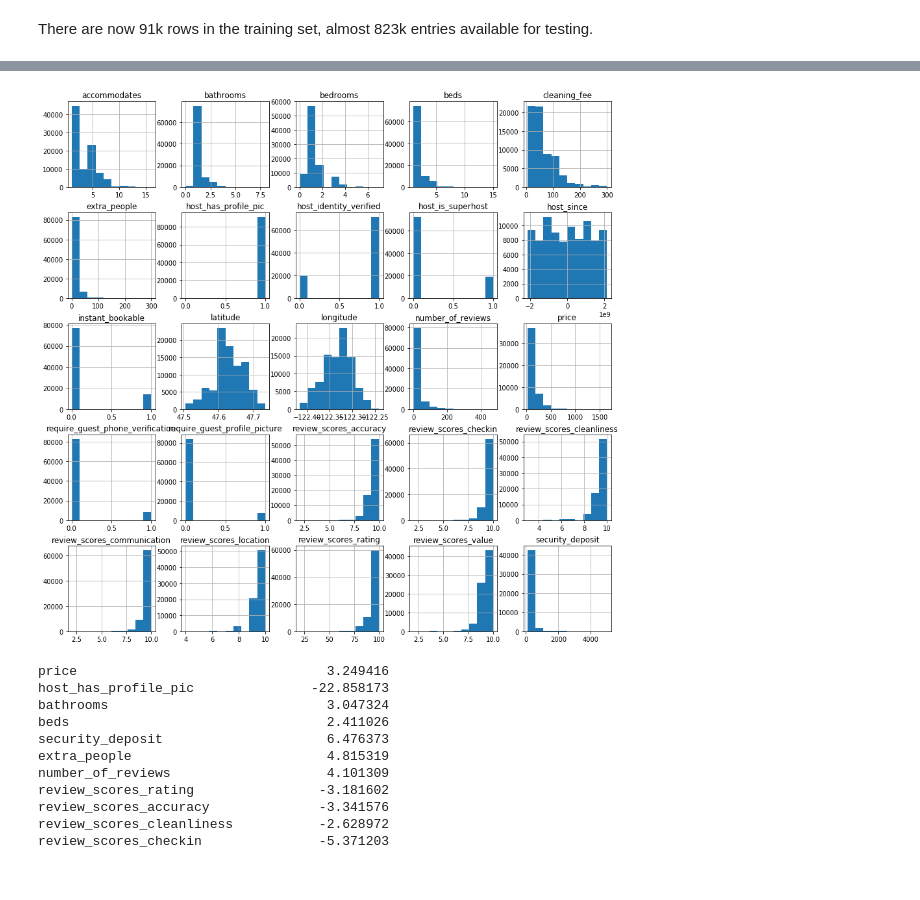
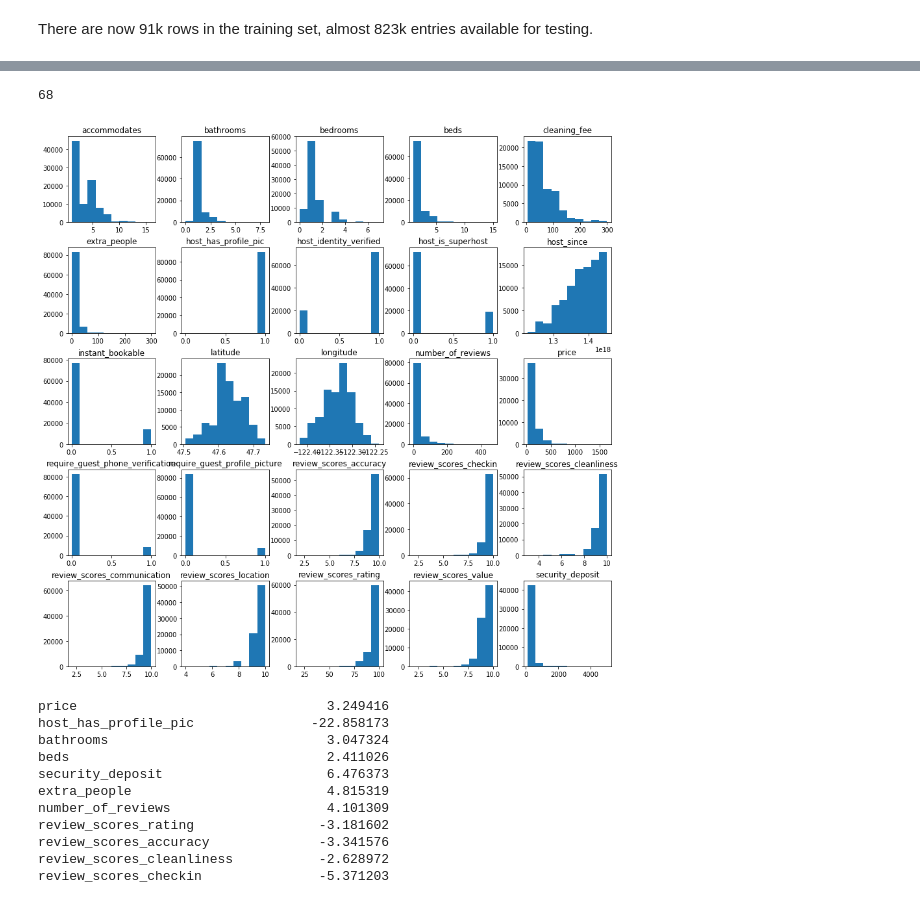
Before and after one commit to rebeccaebarnes/DSND-Project-4, a Jupyter notebook: seattle_airbnb_exploration.ipynb, the cells around one changed output, grey strips where cells are left out. Drawn from its saved outputs; the diff is of its cells as text; code cells hidden in the pictures.

```diff
--- a/seattle_airbnb_exploration.ipynb
+++ b/seattle_airbnb_exploration.ipynb
@@ -1399,10 +1401,9 @@ There are now 91k rows in the training set, almost 823k entries available for te
 # %%
-dtype={"date": str, "available": int, "price": float, "id": str, "name": str,
-       "thumbnail_url": str, "host_id": str, "host_since": int,
-       "host_response_time": str, "host_is_superhost": int,
+dtype={"available": int, "price": float, "name": str,
+       "host_since": int, "host_response_time": str, "host_is_superhost": int,
        "host_has_profile_pic": int, "host_identity_verified": int,
        "neighbourhood_cleansed": str, "neighbourhood_group_cleansed": str,
-       "zipcode": str, "latitude": float, "longitude": float,
+       "latitude": float, "longitude": float,
        "property_type": str, "room_type": str, "accommodates": int,
        "bathrooms": float, "bedrooms": float, "beds": float, "bed_type": str,
        "security_deposit": float, "cleaning_fee": float, "extra_people": float,
@@ -1416,14 +1417,18 @@ dtype={"date": str, "available": int, "price": float, "id": str, "name": str,
 
 X_train = pd.read_csv('data/X_train.csv', dtype=dtype,
                        date_parser=pd.to_datetime, parse_dates=['date'])
+# %%
+X_train.columns.get_loc('host_response_time_a few days or more')
+# %% [output]
+68
 # %%
-# Exclude bools
-non_bool_col = X_train.dtypes[X_train.dtypes != bool].index
+# Exclude bools and newly created columns
+non_bool_col = X_train.iloc[:, :68].dtypes[X_train.dtypes != bool].index
 
 # Plot hist of distributions
-X_train[non_bool_col].hist(figsize=(15, 15));
+X_train[non_bool_col].hist(grid=False, figsize=(15, 15));
 # %% [output]
-[figure, old version]
+[figure, new version]
 # %%
 skew_scores = X_train.skew()
 skew_scores[np.abs(skew_scores) > 2]
```
Also changed, not shown: parts of 23 cells of this notebook.
